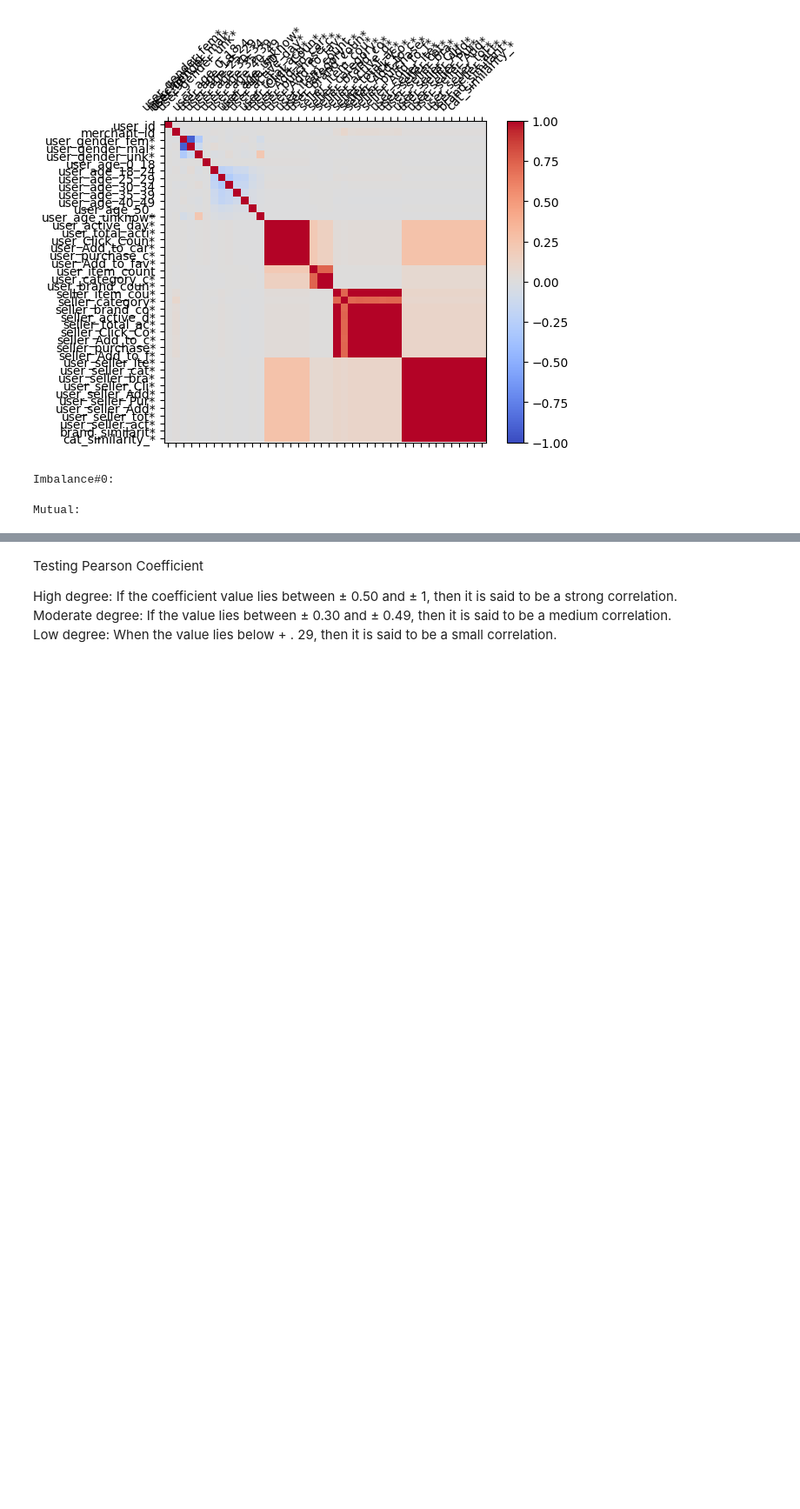
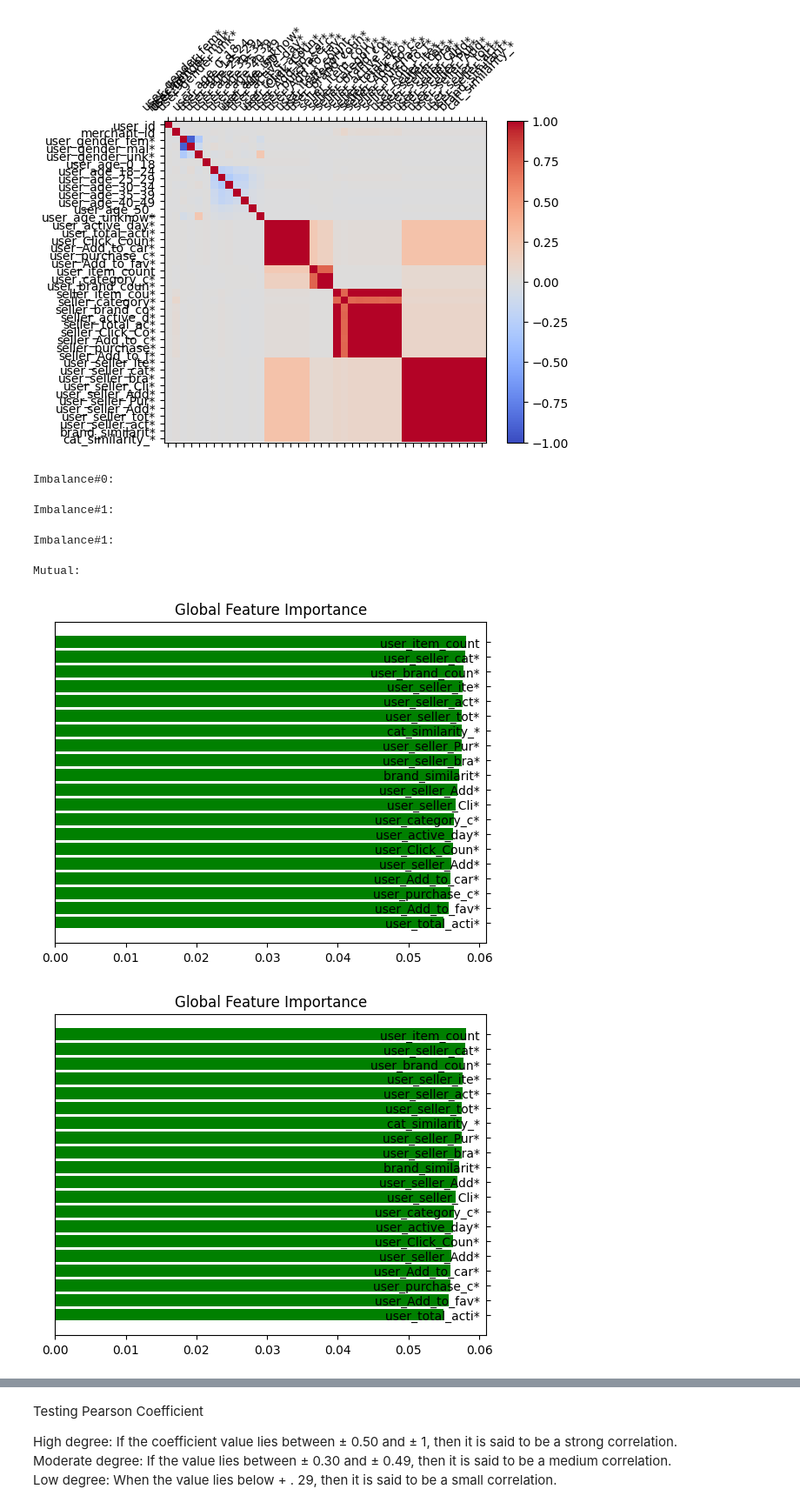
Before and after one commit to MrAlphalfa97/CECS_550, a Jupyter notebook: EDA/omni_stats.ipynb, the cells around one changed output, grey strips where cells are left out. Shown: that part at 87% size. Saved outputs shown, nothing was run; the diff lists cells and outputs as text; code cells hidden in the pictures; blank space fills up the shorter version.

```diff
--- a/EDA/omni_stats.ipynb
+++ b/EDA/omni_stats.ipynb
@@ -39,12 +39,12 @@ print(list(train_complete.columns))
 # %%
 tabular_data = Tabular(
     df,
-    feature_columns=list(train_complete.columns),
+    feature_columns=list(train_complete.columns).remove('label'),
     target_column='label'
 )
 # %%
 explainer = DataAnalyzer(
-    explainers=["correlation", "imbalance#0", "mutual", "chi2"],
+    explainers=["correlation", "imbalance#0","imbalance#1","imbalance#2", "mutual", "chi2"],
     mode="classification",
     data=tabular_data
 )
@@ -56,6 +62,11 @@ In version 1.3 onwards, subsample=2e5 will be used by default. Set subsample exp
 # %%
+label = list(df['label'])
+dataset = df.drop('label', axis='columns')
+
 explanations = explainer.explain_global(
-    params={"imbalance#0": {"features": ["merchant_id"]},
+    params={"imbalance#0": {"features": ["user_gender_female"]},
+            "imbalance#1": {"features": ["seller_category_count"]},
+            "imbalance#2": {"features": ["user_category_count"]},
             "correlation": {"features": list(dataset.columns)}
             }
 )
@@ -71,10 +82,22 @@ print("Imbalance#0:")
 explanations["imbalance#0"].ipython_plot()
 # %% [output]
 Imbalance#0:
+# %%
+print("Imbalance#1:")
+explanations["imbalance#1"].ipython_plot()
+# %% [output]
+Imbalance#1:
+# %%
+print("Imbalance#1:")
+explanations["imbalance#2"].ipython_plot()
+# %% [output]
+Imbalance#1:
 # %%
 print("Mutual:")
-explanations["mutual"].ipython_plot()
+explanations["mutual"].plot()
 # %% [output]
 Mutual:
+[figure, added]
+[figure, added]
 # %%
 print("chi2:")
```
Also changed, not shown: parts of 6 cells of this notebook.
